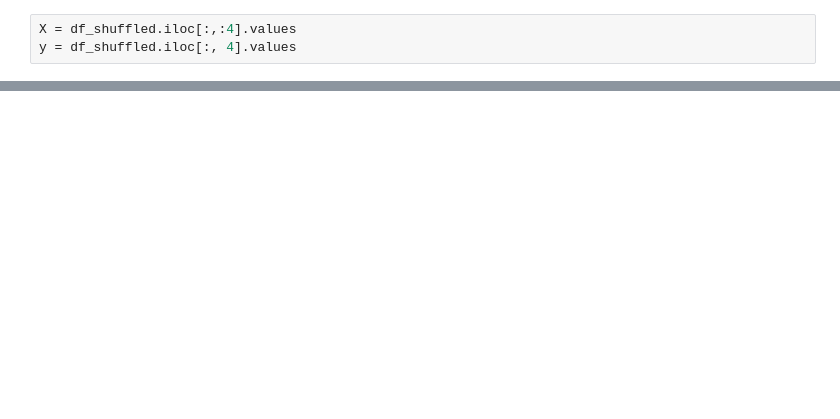
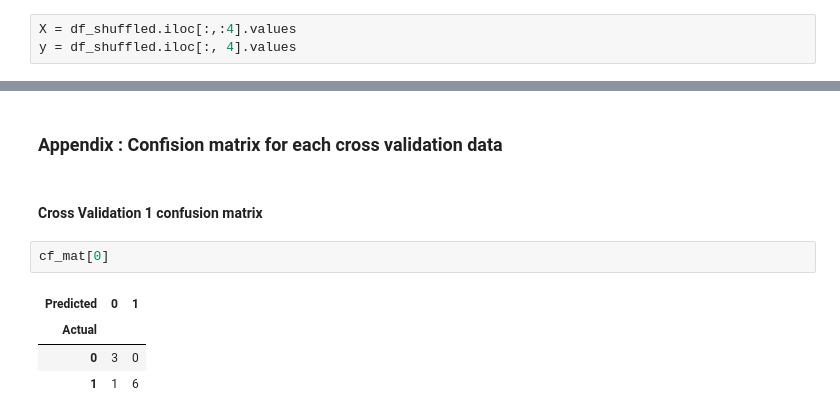
Before and after one commit to MH-Lee/IE503_HW, a Jupyter notebook: assignment5/IE503_Homework5_20196013_MyoungHoonLee.ipynb, the cells around one changed output, grey strips where cells are left out. Cells and saved outputs as stored; diff of their text form; blank space fills up the shorter version.

```diff
--- a/assignment5/IE503_Homework5_20196013_MyoungHoonLee.ipynb
+++ b/assignment5/IE503_Homework5_20196013_MyoungHoonLee.ipynb
@@ -79,0 +95,11 @@ for tr, te in k_fold:
+# %% [markdown]
+### Appendix : Confision matrix for each cross validation data
+# %% [markdown]
+#### Cross Validation 1 confusion matrix
+# %%
+cf_mat[0]
+# %% [output]
+| Predicted | 0 | 1 |
+| Actual |  |  |
+| 0 | 3 | 0 |
+| 1 | 1 | 6 |
```
Also changed, not shown: parts of 44 cells of this notebook, 4 other files.
